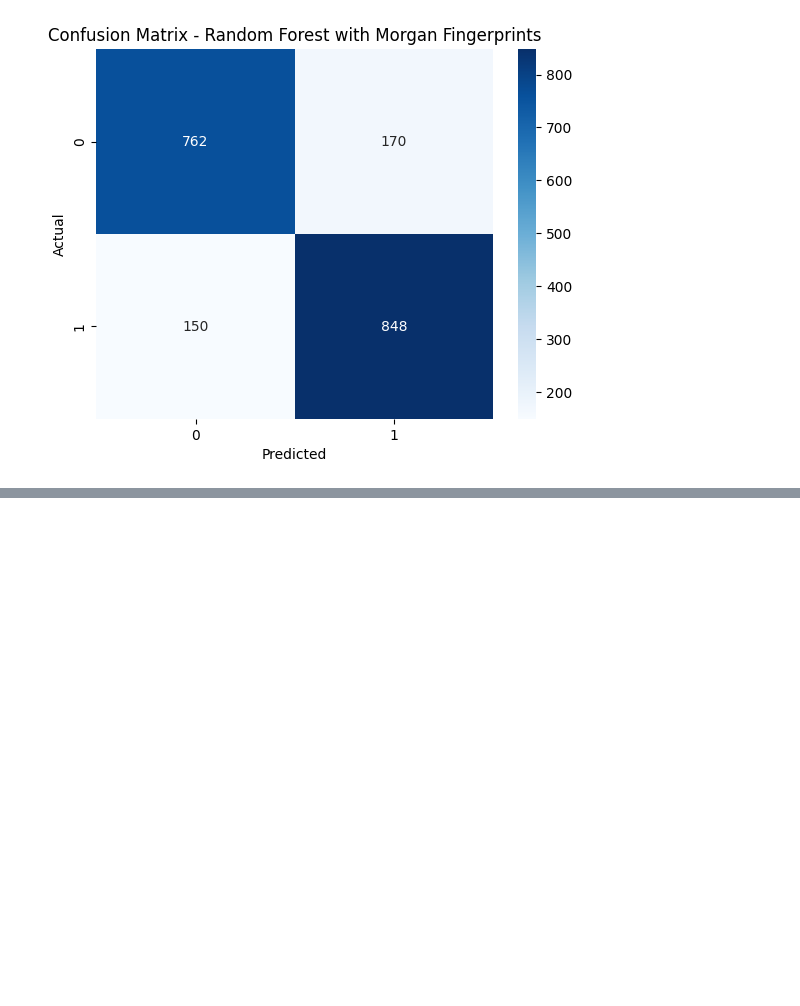
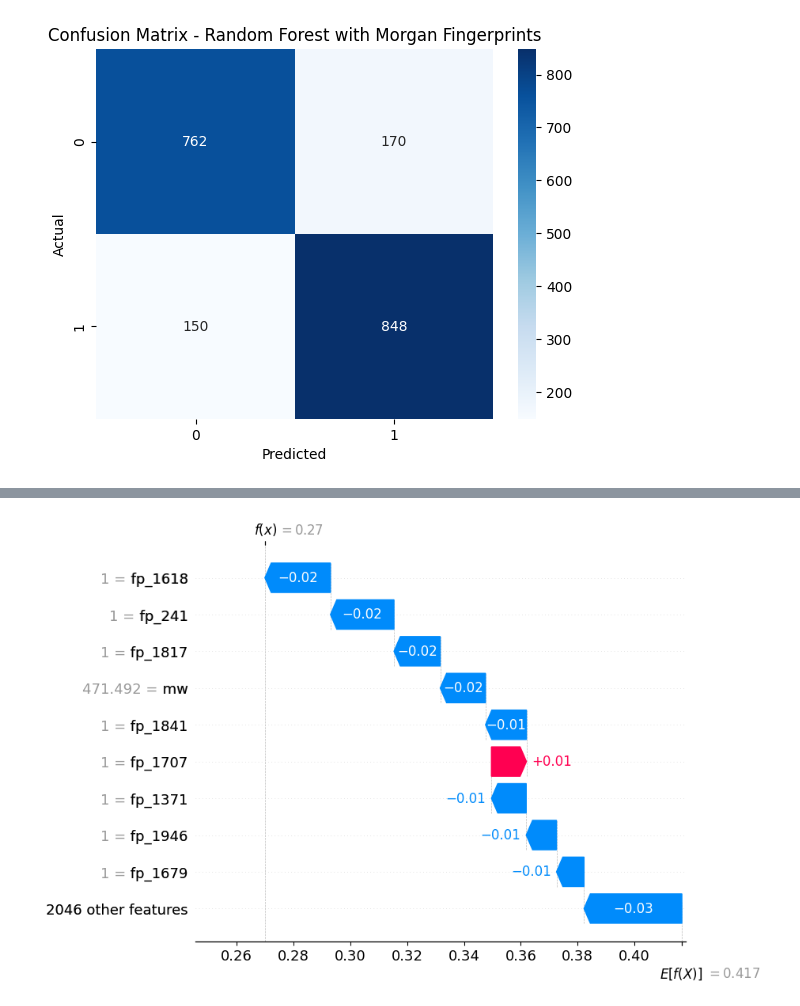
Before and after one commit to Yash-Dhanawate/round2, a Jupyter notebook: notebook/main.ipynb, the cells around one changed output, grey strips where cells are left out. Cells and saved outputs as stored; diff of their text form; code cells hidden in the pictures; blank space fills up the shorter version.

```diff
--- a/notebook/main.ipynb
+++ b/notebook/main.ipynb
@@ -1000,0 +1044,6 @@ The ROC-AUC score for Random Forest (with Morgan Fingerprints) is: 0.8336
+# %%
+shap.waterfall_plot(inactive, show=False)
+plt.savefig(r'..\plots\fp_model_shap_waterfall_inactive.png', dpi=300, bbox_inches="tight")
+plt.show()
+# %% [output]
+[figure, added]
```
Also changed, not shown: parts of 16 cells of this notebook, 6 other files.
